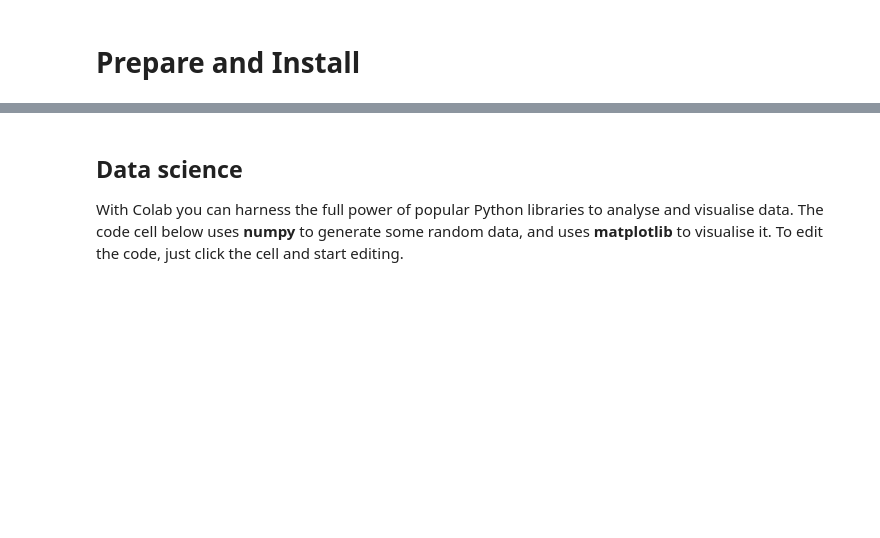
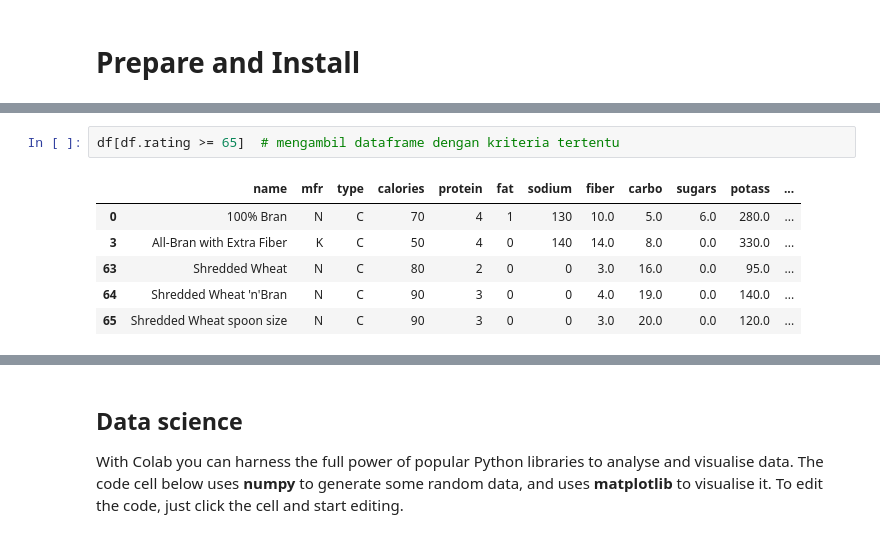
Before and after one commit to budsains/materi, a Jupyter notebook: material_book.ipynb, the cells around one changed output, grey strips where cells are left out. Cells and saved outputs as stored; diff of their text form; blank space fills up the shorter version.

```diff
--- a/material_book.ipynb
+++ b/material_book.ipynb
@@ -37,0 +120,9 @@ Colab notebooks are Jupyter notebooks that are hosted by Colab. To find out more
+# %%
+df[df.rating >= 65]  # mengambil dataframe dengan kriteria tertentu
+# %% [output]
+|  | name | mfr | type | calories | protein | fat | sodium | fiber | carbo | sugars | potass | ... |
+| 0 | 100% Bran | N | C | 70 | 4 | 1 | 130 | 10.0 | 5.0 | 6.0 | 280.0 | ... |
+| 3 | All-Bran with Extra Fiber | K | C | 50 | 4 | 0 | 140 | 14.0 | 8.0 | 0.0 | 330.0 | ... |
+| 63 | Shredded Wheat | N | C | 80 | 2 | 0 | 0 | 3.0 | 16.0 | 0.0 | 95.0 | ... |
+| 64 | Shredded Wheat 'n'Bran | N | C | 90 | 3 | 0 | 0 | 4.0 | 19.0 | 0.0 | 140.0 | ... |
+| 65 | Shredded Wheat spoon size | N | C | 90 | 3 | 0 | 0 | 3.0 | 20.0 | 0.0 | 120.0 | ... |
```
Also changed, not shown: parts of 32 cells of this notebook.
